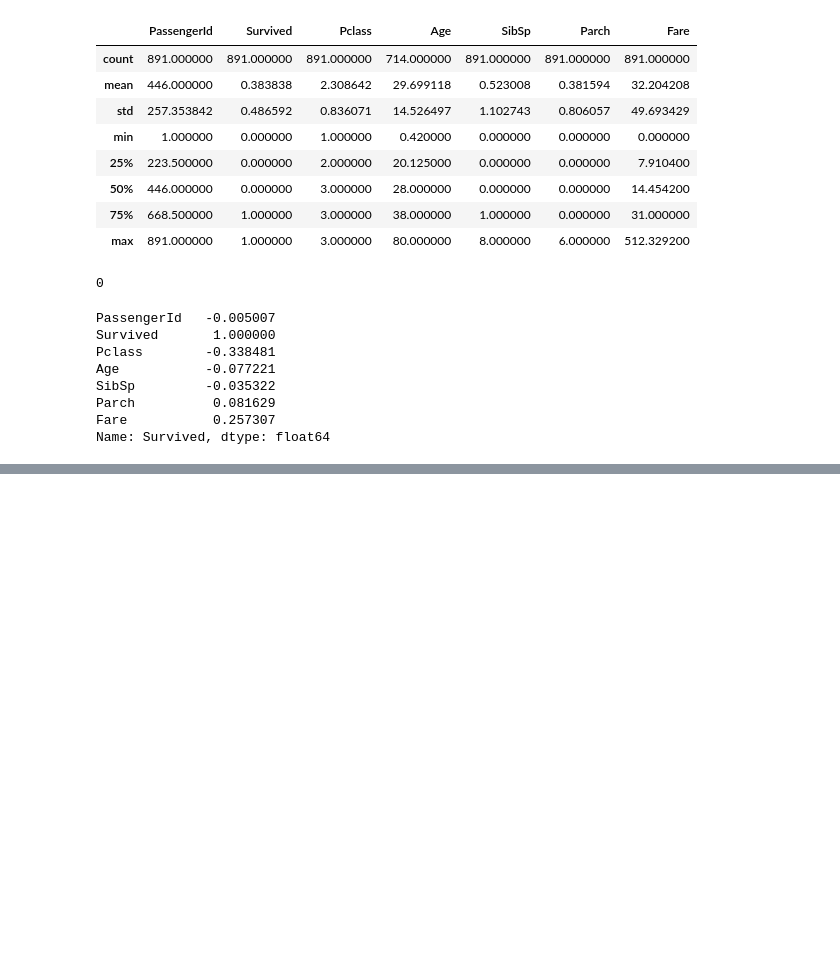
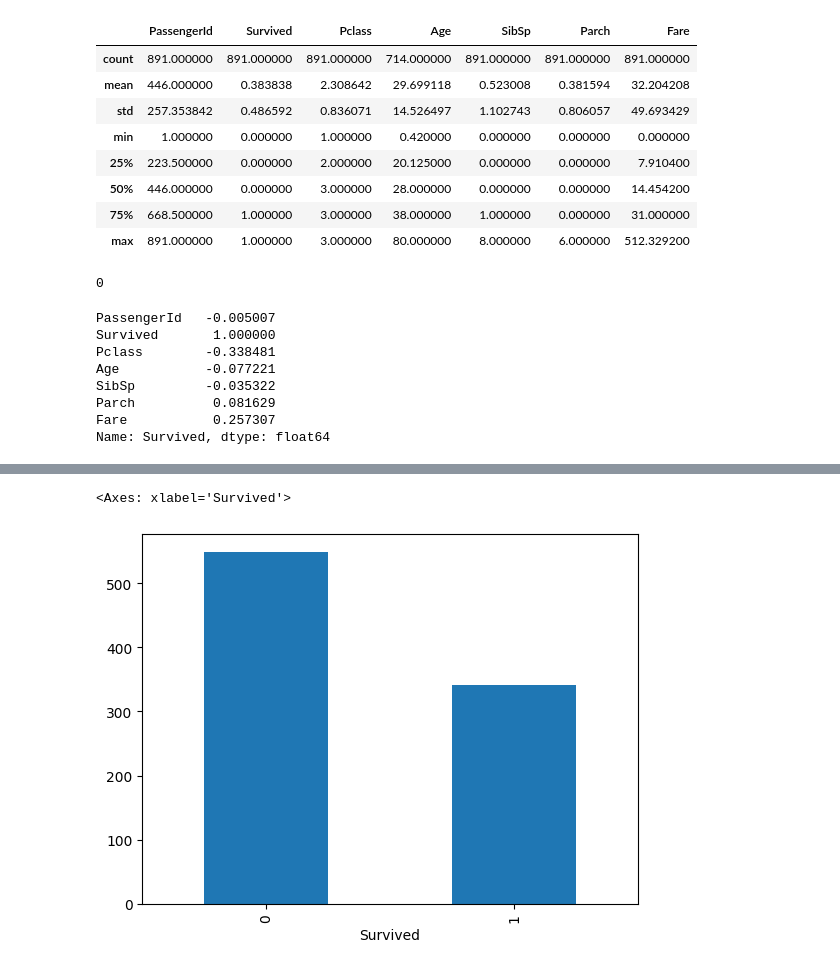
Before and after one commit to habib33-3/ML, a Jupyter notebook: dataset_understanding.ipynb, the cells around one changed output, grey strips where cells are left out. Drawn from its saved outputs; the diff is of its cells as text; code cells hidden in the pictures; blank space fills up the shorter version.

```diff
--- a/dataset_understanding.ipynb
+++ b/dataset_understanding.ipynb
@@ -87,0 +99,5 @@ Name: Survived, dtype: float64
+# %%
+df['Survived'].value_counts().plot(kind='bar')
+# %% [output]
+<Axes: xlabel='Survived'>
+[figure, added]
```
Also changed, not shown: parts of 8 cells of this notebook, 1 other file.
